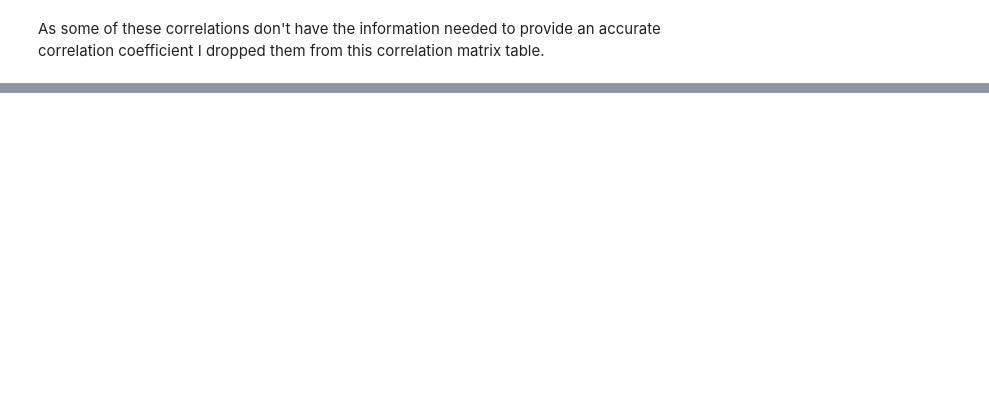
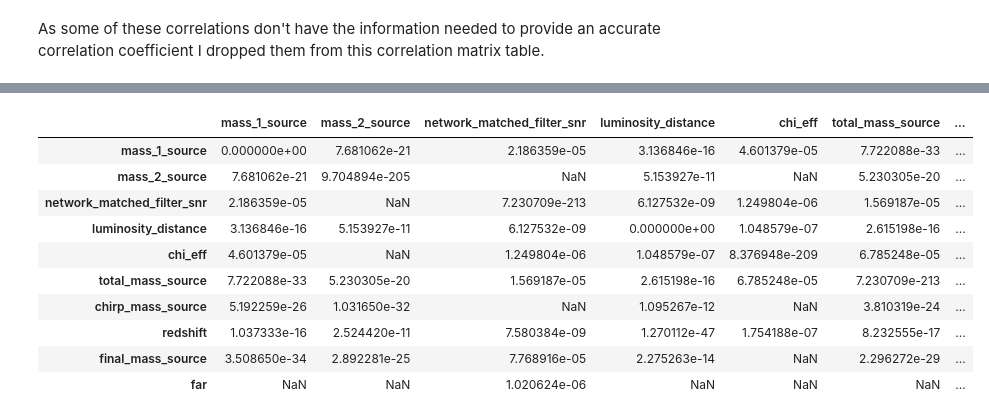
Before and after one commit to thor-ium/LIGO-Data-Analysis, a Jupyter notebook: Final_Project_thbr2284.ipynb, the cells around one changed output, grey strips where cells are left out. Drawn from its saved outputs; the diff is of its cells as text; code cells hidden in the pictures; blank space fills up the shorter version.

```diff
--- a/Final_Project_thbr2284.ipynb
+++ b/Final_Project_thbr2284.ipynb
@@ -452,0 +332,29 @@ My next step is to eliminate the correlations that are likely to be found in unc
+# %%
+gP = onlySignificant(pearsonDf, 0.0001)
+gPdf = pd.DataFrame.from_dict(gP)
+droppable = ['mass_1_source_lower', 'mass_1_source_upper',
+       'mass_2_source_lower', 'mass_2_source_upper',
+       'network_matched_filter_snr_lower',
+       'network_matched_filter_snr_upper',
+       'luminosity_distance_lower', 'luminosity_distance_upper',
+       'chi_eff_lower', 'chi_eff_upper',
+       'total_mass_source_lower', 'total_mass_source_upper',
+       'chirp_mass_source_lower',
+       'chirp_mass_source_upper','redshift_lower',
+       'redshift_upper', 'p_astro',
+       'final_mass_source_lower', 'final_mass_source_upper']
+revised = gPdf.drop(droppable, axis = 1)
+final = revised.drop(droppable, axis = 0)
+final
+# %% [output]
+|  | mass_1_source | mass_2_source | network_matched_filter_snr | luminosity_distance | chi_eff | total_mass_source | ... |
+| mass_1_source | 0.000000e+00 | 7.681062e-21 | 2.186359e-05 | 3.136846e-16 | 4.601379e-05 | 7.722088e-33 | ... |
+| mass_2_source | 7.681062e-21 | 9.704894e-205 | NaN | 5.153927e-11 | NaN | 5.230305e-20 | ... |
+| network_matched_filter_snr | 2.186359e-05 | NaN | 7.230709e-213 | 6.127532e-09 | 1.249804e-06 | 1.569187e-05 | ... |
+| luminosity_distance | 3.136846e-16 | 5.153927e-11 | 6.127532e-09 | 0.000000e+00 | 1.048579e-07 | 2.615198e-16 | ... |
+| chi_eff | 4.601379e-05 | NaN | 1.249804e-06 | 1.048579e-07 | 8.376948e-209 | 6.785248e-05 | ... |
+| total_mass_source | 7.722088e-33 | 5.230305e-20 | 1.569187e-05 | 2.615198e-16 | 6.785248e-05 | 7.230709e-213 | ... |
+| chirp_mass_source | 5.192259e-26 | 1.031650e-32 | NaN | 1.095267e-12 | NaN | 3.810319e-24 | ... |
+| redshift | 1.037333e-16 | 2.524420e-11 | 7.580384e-09 | 1.270112e-47 | 1.754188e-07 | 8.232555e-17 | ... |
+| final_mass_source | 3.508650e-34 | 2.892281e-25 | 7.768916e-05 | 2.275263e-14 | NaN | 2.296272e-29 | ... |
+| far | NaN | NaN | 1.020624e-06 | NaN | NaN | NaN | ... |
```
Also changed, not shown: parts of 25 cells of this notebook.
